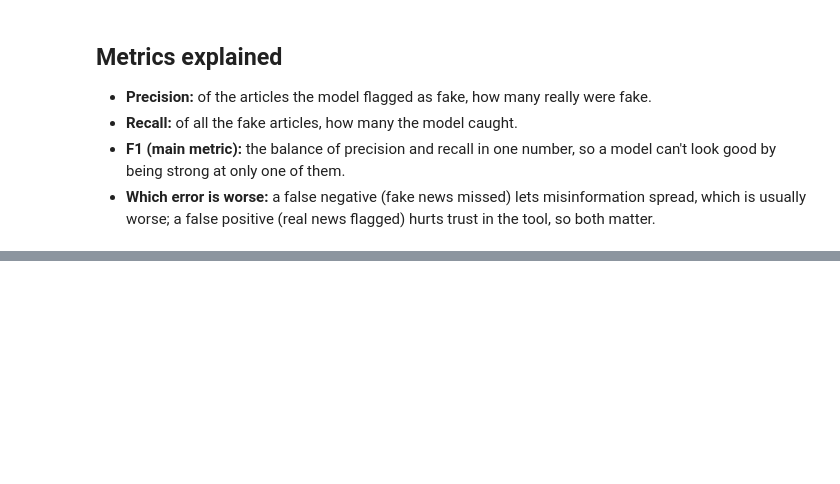
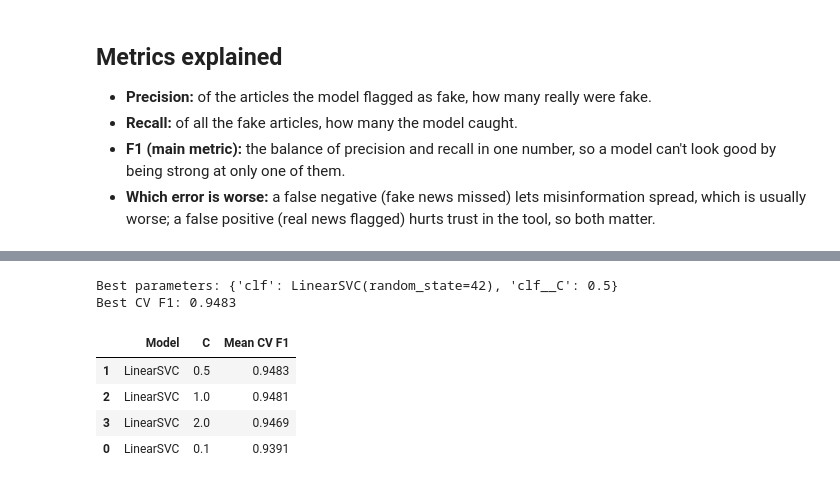
Before and after one commit to tanishqqjoshii-sys/Fake-News-Detection, a Jupyter notebook: notebooks/02_classical_models.ipynb, the cells around one changed output, grey strips where cells are left out. Drawn from its saved outputs; the diff is of its cells as text; code cells hidden in the pictures; blank space fills up the shorter version.

```diff
--- a/notebooks/02_classical_models.ipynb
+++ b/notebooks/02_classical_models.ipynb
@@ -298,0 +304,7 @@ False negatives (fake missed as real): 275
+# %%
+# TF-IDF and the classifier in one pipeline, so TF-IDF is refitted inside
+# each cross-validation fold and never sees that fold's validation data (no leakage)
+pipe = Pipeline([
+    ("tfidf", TfidfVectorizer(**TFIDF_PARAMS)),
+    ("clf", LinearSVC(random_state=42)),
+])
@@ -298,0 +339,20 @@ False negatives (fake missed as real): 275
+# %%
+print("Best parameters:", grid.best_params_)
+print("Best CV F1:", round(grid.best_score_, 4))
+
+# Mean cross-validation F1 for every combination
+cv_results = pd.DataFrame(grid.cv_results_)
+cv_table = pd.DataFrame({
+    "Model": cv_results["param_clf"].apply(lambda clf: type(clf).__name__),
+    "C": cv_results["param_clf__C"],
+    "Mean CV F1": cv_results["mean_test_score"].round(4),
+}).sort_values("Mean CV F1", ascending=False)
+cv_table
+# %% [output]
+Best parameters: {'clf': LinearSVC(random_state=42), 'clf__C': 0.5}
+Best CV F1: 0.9483
+|  | Model | C | Mean CV F1 |
+| 1 | LinearSVC | 0.5 | 0.9483 |
+| 2 | LinearSVC | 1.0 | 0.9481 |
+| 3 | LinearSVC | 2.0 | 0.9469 |
+| 0 | LinearSVC | 0.1 | 0.9391 |
```
Also changed, not shown: parts of 8 cells of this notebook, 2 other files.
